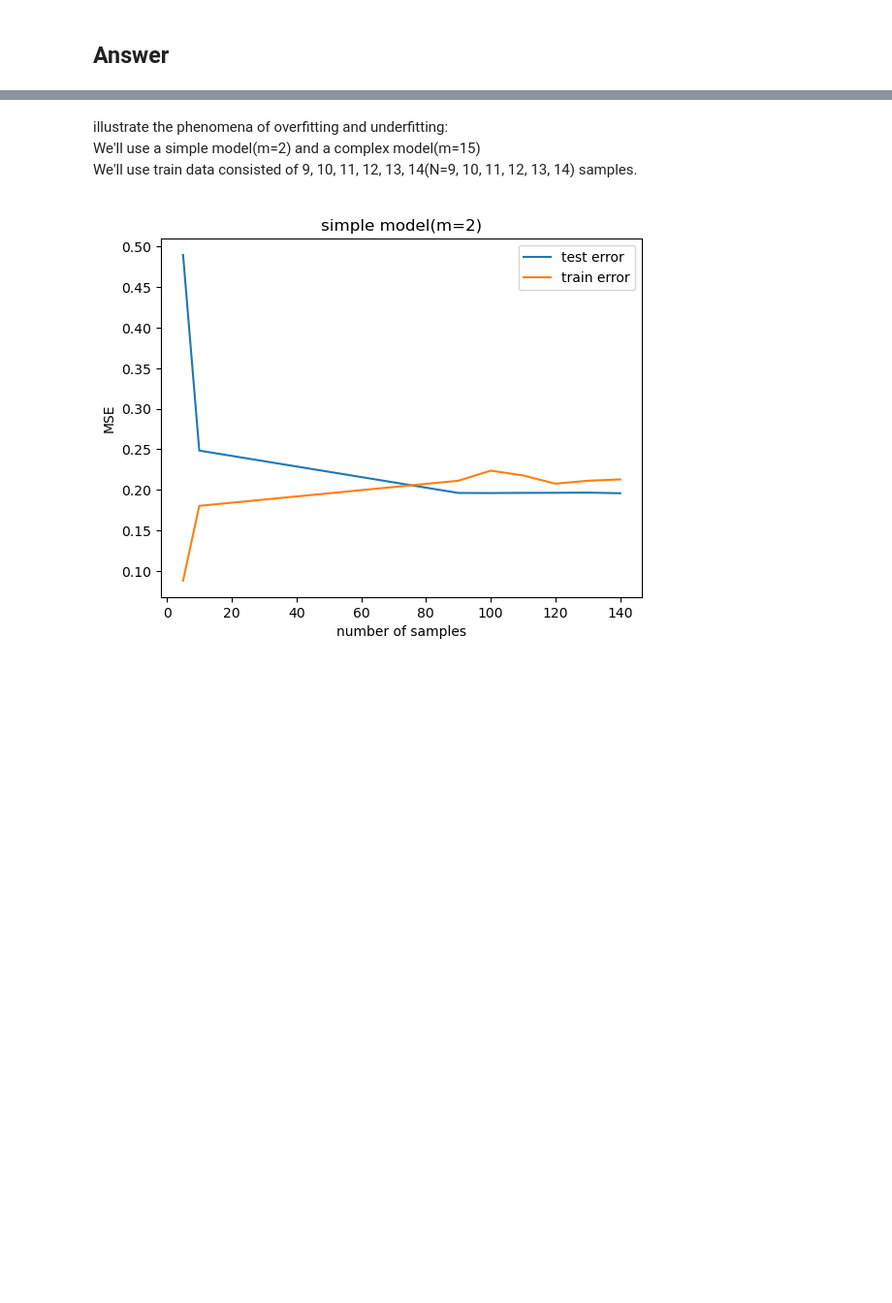
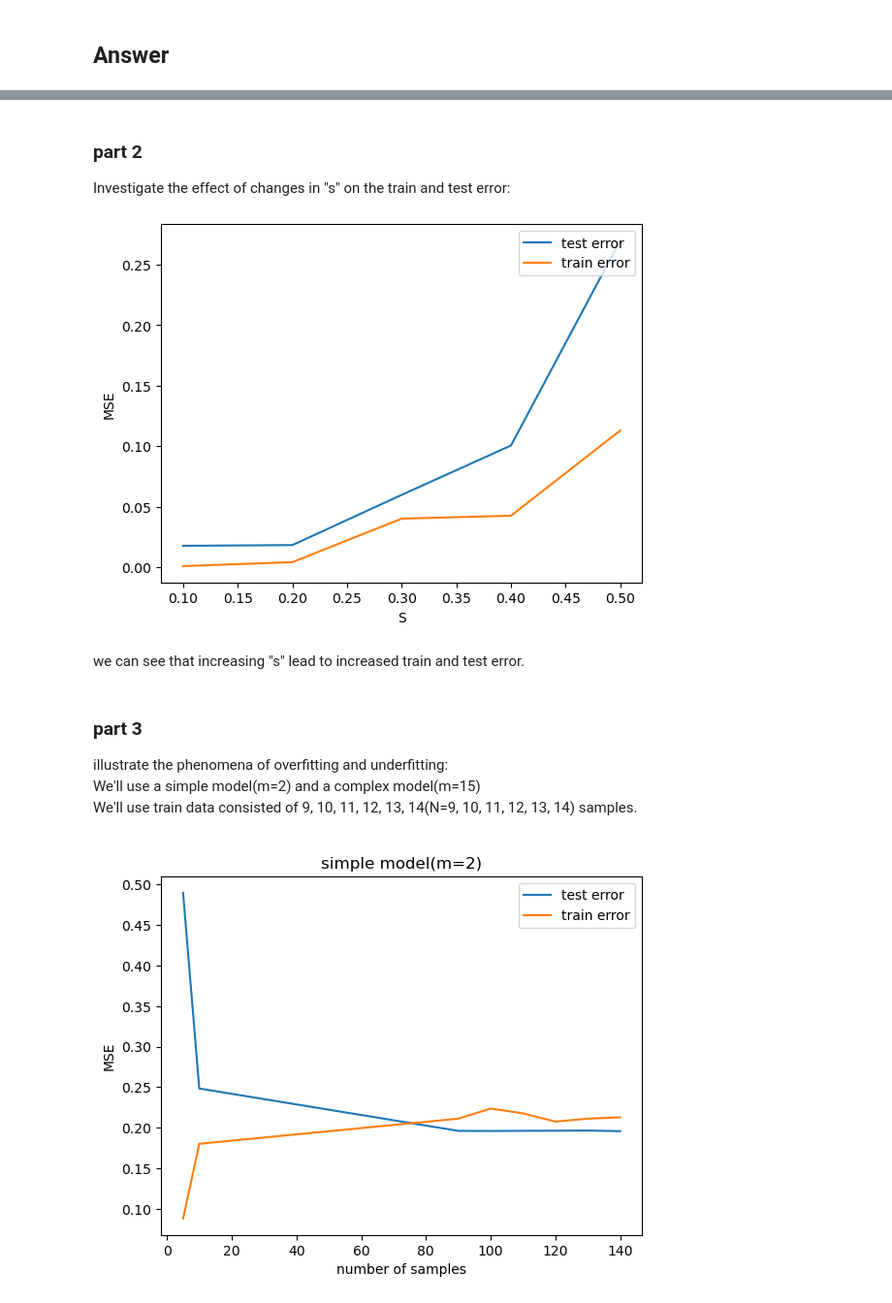
Before and after one commit to naweedashraf/ML-homeworks, a Jupyter notebook: 2/ML-HW02-02-navid-ashraf.ipynb, the cells around one changed output, grey strips where cells are left out. Shown at 97% size. Drawn from its saved outputs; the diff is of its cells as text; code cells hidden in the pictures; blank space fills up the shorter version.

```diff
--- a/2/ML-HW02-02-navid-ashraf.ipynb
+++ b/2/ML-HW02-02-navid-ashraf.ipynb
@@ -66,4 +67,61 @@ Test Mean squared error: 0.01
+# %% [markdown]
+<h3>part 2</h3>
+Investigate the effect of changes in "s" on the train and test error:
+# %%
+sx1 = np.arange(0.0, 1.0, 0.07)
+sx2 = np.arange(0.0, 1.0, 0.01)
+sNumbers = [0.1,0.2,0.3,0.4,0.5]
+
+def calcSEffect(x1, x2, s):
+    e = np.random.normal(0,s,x1.shape[0])
+    y = f(x1) + e
+    X1 = func(x1, 9)
+    X2 = func(x2, 9)
+    reg = linear_model.LinearRegression()
+    reg.fit(X1, y)
+    Y1 = reg.predict(X1)
+    Y2 = reg.predict(X2)
+    return mean_squared_error(y, Y1),mean_squared_error(f(x2), Y2)
+
+sTrainError, sTestError = [] , []
+
+# s = 0.1
+a,b = calcSEffect(sx1,sx2,0.1)
+sTrainError.append(a)
+sTestError.append(b)
+
+# s = 0.2
+a,b = calcSEffect(sx1,sx2,0.2)
+sTrainError.append(a)
+sTestError.append(b)
+
+# s = 0.3
+a,b = calcSEffect(sx1,sx2,0.3)
+sTrainError.append(a)
+sTestError.append(b)
+
+# s = 0.4
+a,b = calcSEffect(sx1,sx2,0.4)
+sTrainError.append(a)
+sTestError.append(b)
+
+# s = 0.5
+a,b = calcSEffect(sx1,sx2,0.5)
+sTrainError.append(a)
+sTestError.append(b)
+
+plt.plot(sNumbers,sTestError, label="test error")
+plt.plot(sNumbers,sTrainError, label="train error")
+plt.legend(loc='upper right')
+plt.xlabel('S')
+plt.ylabel('MSE')
+plt.show()
+# %% [output]
+[figure, added]
+# %% [markdown]
+we can see that increasing "s" lead to increased train and test error.
 # %% [markdown]
+<h3>part 3</h3>
 <p>illustrate the phenomena of overfitting and underfitting:<br>
 We'll use a simple model(m=2) and a complex model(m=15)<br>
 We'll use train data consisted of 9, 10, 11, 12, 13, 14(N=9, 10, 11, 12, 13, 14) samples.
```
Also changed, not shown: parts of 18 cells of this notebook, 2 other files.
